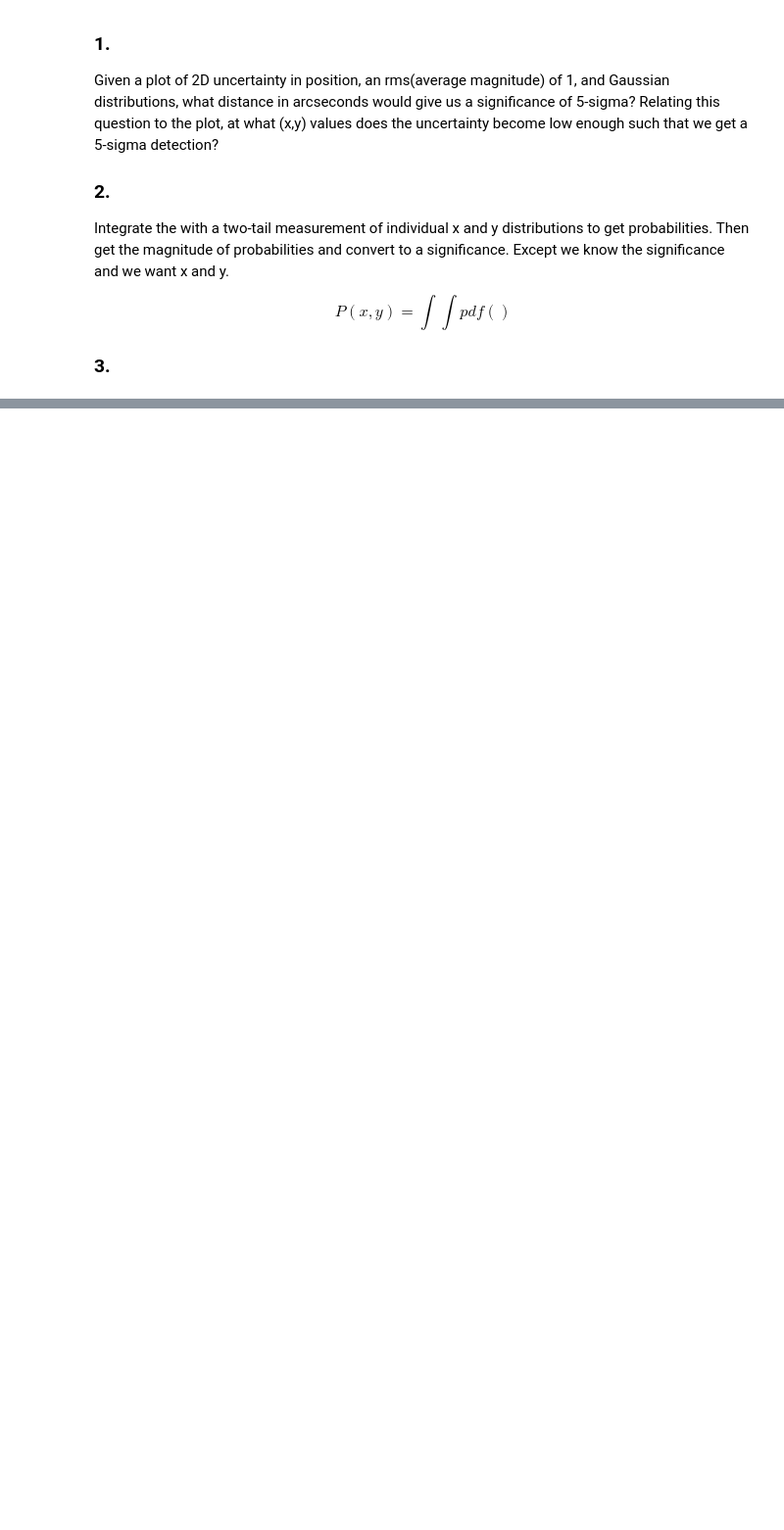
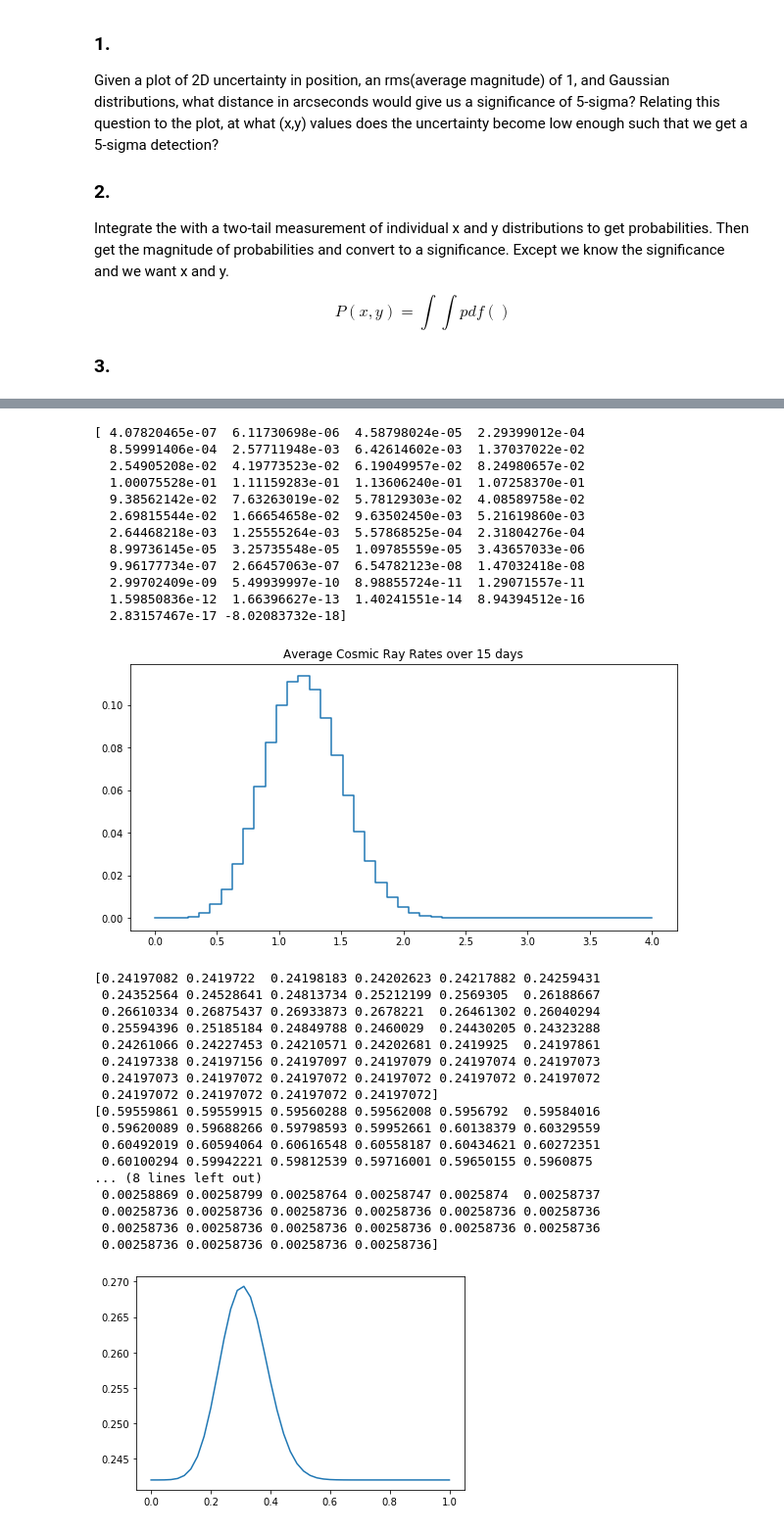
Before and after one commit to JeffreyGao117/Statistics-Higgs-Search, a Jupyter notebook: Lab3.ipynb, the cells around one changed output, grey strips where cells are left out. Shown: that part at 98% size. Drawn from its saved outputs; the diff is of its cells as text; code cells hidden in the pictures; blank space fills up the shorter version.

```diff
--- a/Lab3.ipynb
+++ b/Lab3.ipynb
@@ -211,0 +212,62 @@ plt.show()
+# %%
+fig3, ax1 = plt.subplots(1,1,figsize=(10,5))
+
+# Analytic:
+# prob of 5 sigma
+# ppf of 1- prob/trials
+# 1 - cdf of ppf
+
+# Numerical:
+xlin = np.arange(stats.poisson.ppf(0.01, 1),
+              stats.poisson.ppf(0.99, 1))
+out = stats.poisson.pmf(xlin, 1)
+out = out/np.sum(out)
+in2 = out
+for n in range(0,14):
+    out = signal.fftconvolve(out, in2)
+print(out)
+ax1.step(np.linspace(stats.poisson.ppf(0.01, 1), stats.poisson.ppf(0.99, 1), len(out)), out)
+ax1.set_title("Average Cosmic Ray Rates over 15 days")
+plt.show()
+
+# Normal of convolution
+plt.plot(np.linspace(0, 1, len(out)), stats.norm.pdf(out, 1))
+
+temp1 = stats.norm.pdf(out, 1)
+print(temp1)
+temp2 = stats.norm.cdf(temp1)
+print(temp2)
+prob = 1 - stats.poisson.cdf(5, 1)
+print(stats.norm.ppf(temp2, 1-(prob/15))/480)
+# %% [output]
+[ 4.07820465e-07  6.11730698e-06  4.58798024e-05  2.29399012e-04
+  8.59991406e-04  2.57711948e-03  6.42614602e-03  1.37037022e-02
+  2.54905208e-02  4.19773523e-02  6.19049957e-02  8.24980657e-02
+  1.00075528e-01  1.11159283e-01  1.13606240e-01  1.07258370e-01
+  9.38562142e-02  7.63263019e-02  5.78129303e-02  4.08589758e-02
+  2.69815544e-02  1.66654658e-02  9.63502450e-03  5.21619860e-03
+  2.64468218e-03  1.25555264e-03  5.57868525e-04  2.31804276e-04
+  8.99736145e-05  3.25735548e-05  1.09785559e-05  3.43657033e-06
+  9.96177734e-07  2.66457063e-07  6.54782123e-08  1.47032418e-08
+  2.99702409e-09  5.49939997e-10  8.98855724e-11  1.29071557e-11
+  1.59850836e-12  1.66396627e-13  1.40241551e-14  8.94394512e-16
+  2.83157467e-17 -8.02083732e-18]
+[figure, added]
+[0.24197082 0.2419722  0.24198183 0.24202623 0.24217882 0.24259431
+ 0.24352564 0.24528641 0.24813734 0.25212199 0.2569305  0.26188667
+ 0.26610334 0.26875437 0.26933873 0.2678221  0.26461302 0.26040294
+ 0.25594396 0.25185184 0.24849788 0.2460029  0.24430205 0.24323288
+ 0.24261066 0.24227453 0.24210571 0.24202681 0.2419925  0.24197861
+ 0.24197338 0.24197156 0.24197097 0.24197079 0.24197074 0.24197073
+ 0.24197073 0.24197072 0.24197072 0.24197072 0.24197072 0.24197072
+ 0.24197072 0.24197072 0.24197072 0.24197072]
+[0.59559861 0.59559915 0.59560288 0.59562008 0.5956792  0.59584016
+ 0.59620089 0.59688266 0.59798593 0.59952661 0.60138379 0.60329559
+ 0.60492019 0.60594064 0.60616548 0.60558187 0.60434621 0.60272351
+ 0.60100294 0.59942221 0.59812539 0.59716001 0.59650155 0.5960875
+... (8 lines left out)
+ 0.00258869 0.00258799 0.00258764 0.00258747 0.0025874  0.00258737
+ 0.00258736 0.00258736 0.00258736 0.00258736 0.00258736 0.00258736
+ 0.00258736 0.00258736 0.00258736 0.00258736 0.00258736 0.00258736
+ 0.00258736 0.00258736 0.00258736 0.00258736]
+[figure, added]
```
Also changed, not shown: parts of 6 cells of this notebook.
